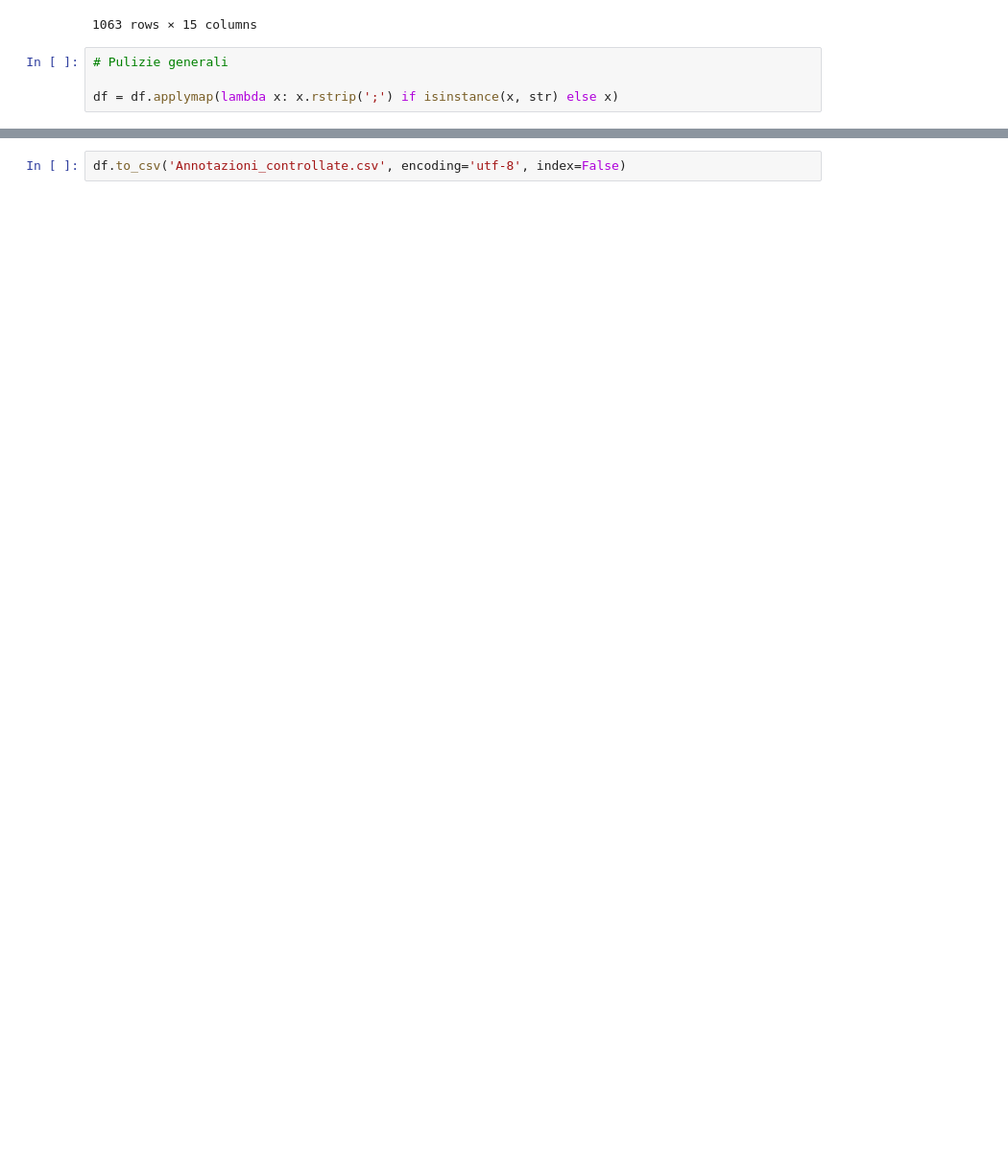
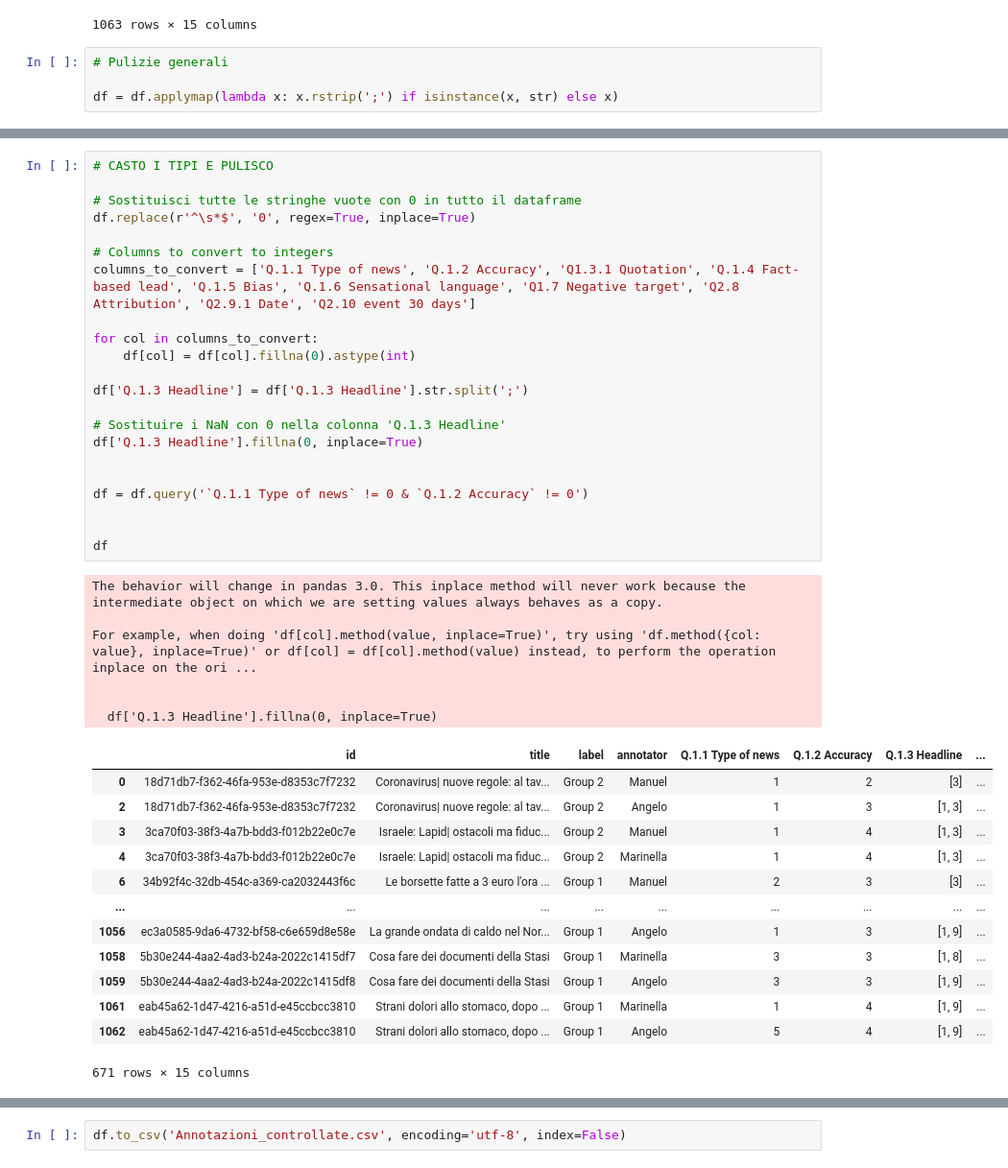
Before and after one commit to bianchi-john/ChatGPTAsAnnotator, a Jupyter notebook: Annotazioni/Pulisci annotazioni.ipynb, the cells around one changed output, grey strips where cells are left out. Shown at 96% size. Saved outputs shown, nothing was run; the diff lists cells and outputs as text; blank space fills up the shorter version.

```diff
--- a/Annotazioni/Pulisci annotazioni.ipynb
+++ b/Annotazioni/Pulisci annotazioni.ipynb
@@ -133,0 +141,42 @@ df
+# %%
+# CASTO I TIPI E PULISCO
+
+# Sostituisci tutte le stringhe vuote con 0 in tutto il dataframe
+df.replace(r'^\s*$', '0', regex=True, inplace=True)
+
+# Columns to convert to integers
+columns_to_convert = ['Q.1.1 Type of news', 'Q.1.2 Accuracy', 'Q1.3.1 Quotation', 'Q.1.4 Fact-based lead', 'Q.1.5 Bias', 'Q.1.6 Sensational language', 'Q1.7 Negative target', 'Q2.8 Attribution', 'Q2.9.1 Date', 'Q2.10 event 30 days']
+
+for col in columns_to_convert:
+    df[col] = df[col].fillna(0).astype(int)
+
+df['Q.1.3 Headline'] = df['Q.1.3 Headline'].str.split(';')
+
+# Sostituire i NaN con 0 nella colonna 'Q.1.3 Headline'
+df['Q.1.3 Headline'].fillna(0, inplace=True)
+
+
+df = df.query('`Q.1.1 Type of news` != 0 & `Q.1.2 Accuracy` != 0')
+
+
+df
+# %% [output]
+The behavior will change in pandas 3.0. This inplace method will never work because the intermediate object on which we are setting values always behaves as a copy.
+
+For example, when doing 'df[col].method(value, inplace=True)', try using 'df.method({col: value}, inplace=True)' or df[col] = df[col].method(value) instead, to perform the operation inplace on the ori ...
+
+
+  df['Q.1.3 Headline'].fillna(0, inplace=True)
+|  | id | title | label | annotator | Q.1.1 Type of news | Q.1.2 Accuracy | Q.1.3 Headline | ... |
+| 0 | 18d71db7-f362-46fa-953e-d8353c7f7232 | Coronavirus| nuove regole: al tav... | Group 2 | Manuel | 1 | 2 | [3] | ... |
+| 2 | 18d71db7-f362-46fa-953e-d8353c7f7232 | Coronavirus| nuove regole: al tav... | Group 2 | Angelo | 1 | 3 | [1, 3] | ... |
+| 3 | 3ca70f03-38f3-4a7b-bdd3-f012b22e0c7e | Israele: Lapid| ostacoli ma fiduc... | Group 2 | Manuel | 1 | 4 | [1, 3] | ... |
+| 4 | 3ca70f03-38f3-4a7b-bdd3-f012b22e0c7e | Israele: Lapid| ostacoli ma fiduc... | Group 2 | Marinella | 1 | 4 | [1, 3] | ... |
+| 6 | 34b92f4c-32db-454c-a369-ca2032443f6c | Le borsette fatte a 3 euro l'ora ... | Group 1 | Manuel | 2 | 3 | [3] | ... |
+| ... | ... | ... | ... | ... | ... | ... | ... | ... |
+| 1056 | ec3a0585-9da6-4732-bf58-c6e659d8e58e | La grande ondata di caldo nel Nor... | Group 1 | Angelo | 1 | 3 | [1, 9] | ... |
+| 1058 | 5b30e244-4aa2-4ad3-b24a-2022c1415df7 | Cosa fare dei documenti della Stasi | Group 1 | Marinella | 3 | 3 | [1, 8] | ... |
+| 1059 | 5b30e244-4aa2-4ad3-b24a-2022c1415df8 | Cosa fare dei documenti della Stasi | Group 1 | Angelo | 3 | 3 | [1, 9] | ... |
+| 1061 | eab45a62-1d47-4216-a51d-e45ccbcc3810 | Strani dolori allo stomaco, dopo ... | Group 1 | Marinella | 1 | 4 | [1, 9] | ... |
+| 1062 | eab45a62-1d47-4216-a51d-e45ccbcc3810 | Strani dolori allo stomaco, dopo ... | Group 1 | Angelo | 5 | 4 | [1, 9] | ... |
+671 rows × 15 columns
```
Also changed, not shown: parts of 7 cells of this notebook, 1 other file.
